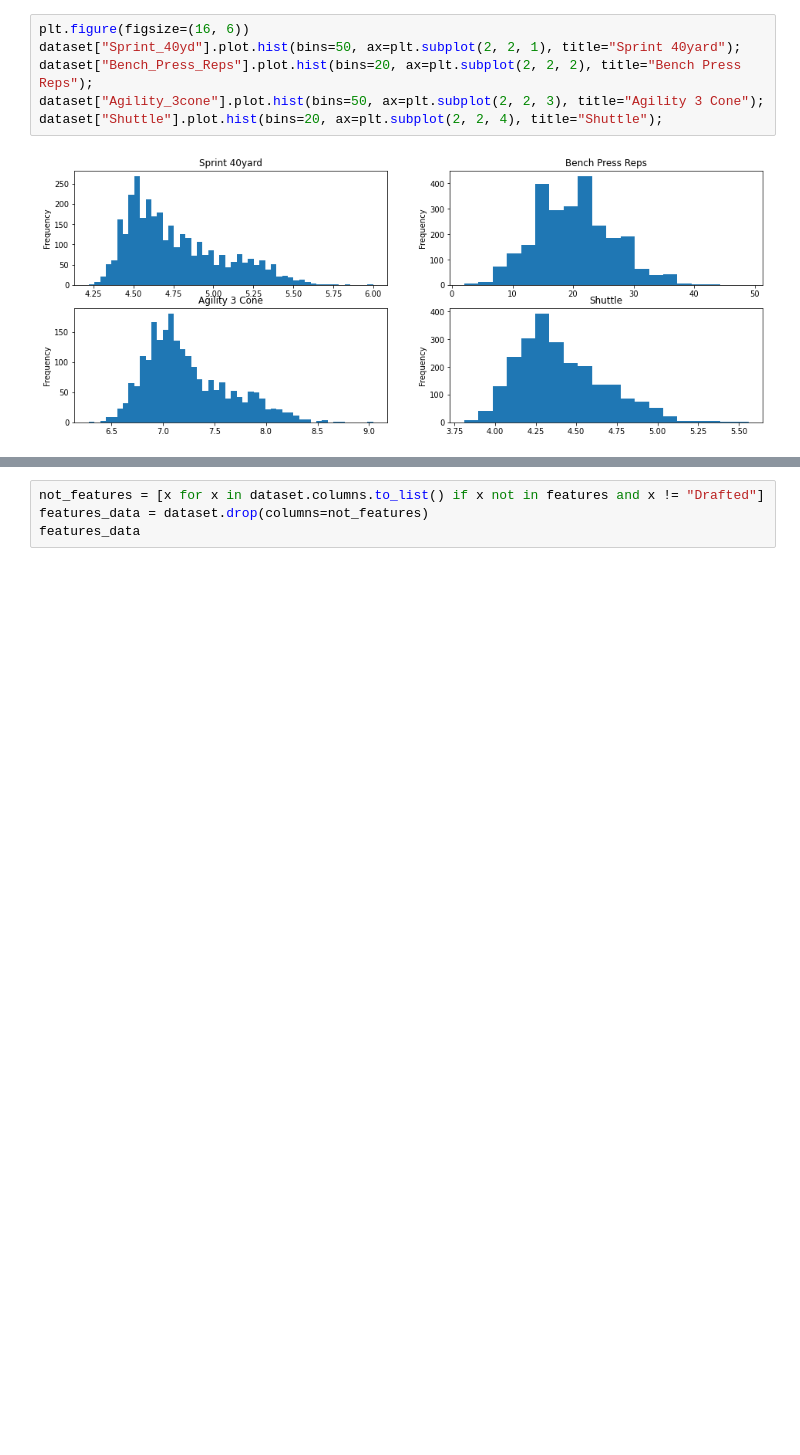
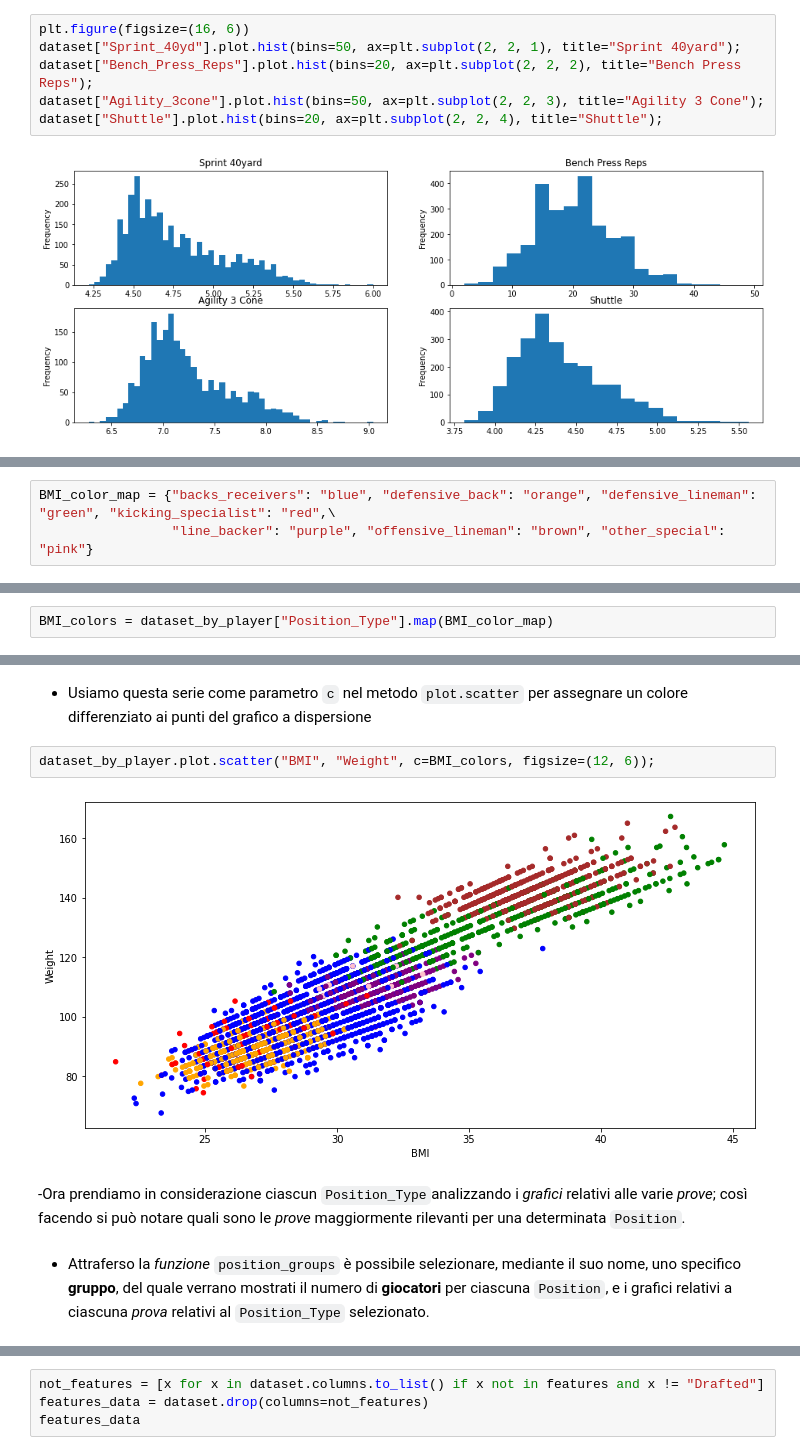
Before and after one commit to daze0/data-intensive-final-project, a Jupyter notebook: src/NFL.ipynb, the cells around one changed output, grey strips where cells are left out. Drawn from its saved outputs; the diff is of its cells as text; blank space fills up the shorter version.

```diff
--- a/src/NFL.ipynb
+++ b/src/NFL.ipynb
@@ -146,0 +321,3 @@ dataset.plot.scatter("Weight", "Bench_Press_Reps", ax=plt.subplot(1, 2, 2), titl
+# %%
+BMI_color_map = {"backs_receivers": "blue", "defensive_back": "orange", "defensive_lineman": "green", "kicking_specialist": "red",\
+                 "line_backer": "purple", "offensive_lineman": "brown", "other_special": "pink"}
@@ -146,0 +326,2 @@ dataset.plot.scatter("Weight", "Bench_Press_Reps", ax=plt.subplot(1, 2, 2), titl
+# %%
+BMI_colors = dataset_by_player["Position_Type"].map(BMI_color_map)
@@ -146,0 +345,10 @@ dataset.plot.scatter("Weight", "Bench_Press_Reps", ax=plt.subplot(1, 2, 2), titl
+# %% [markdown]
+- Usiamo questa serie come parametro `c` nel metodo `plot.scatter` per assegnare un colore differenziato ai punti del grafico a dispersione
+# %%
+dataset_by_player.plot.scatter("BMI", "Weight", c=BMI_colors, figsize=(12, 6));
+# %% [output]
+[figure, added]
+# %% [markdown]
+-Ora prendiamo in considerazione ciascun `Position_Type`analizzando i *grafici* relativi alle varie *prove*; così facendo si può notare quali sono le *prove* maggiormente rilevanti per una determinata `Position`.
+# %% [markdown]
+- Attraferso la *funzione* `position_groups` è possibile selezionare, mediante il suo nome, uno specifico **gruppo**, del quale verrano mostrati il numero di **giocatori** per ciascuna `Position`, e i grafici relativi a ciascuna *prova* relativi al `Position_Type` selezionato.
```
Also changed, not shown: parts of 387 cells of this notebook.
